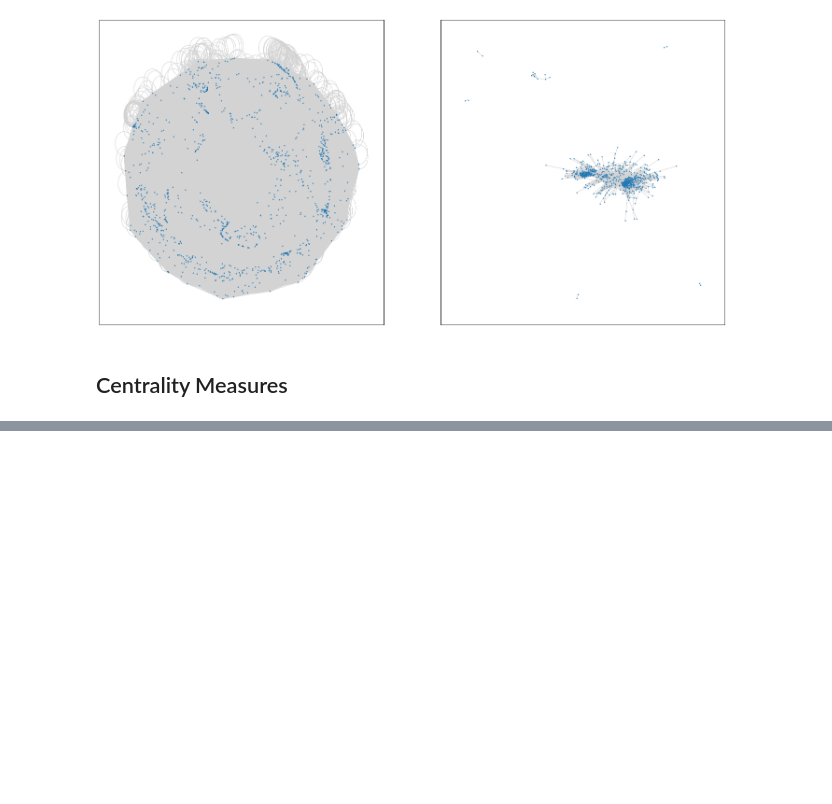
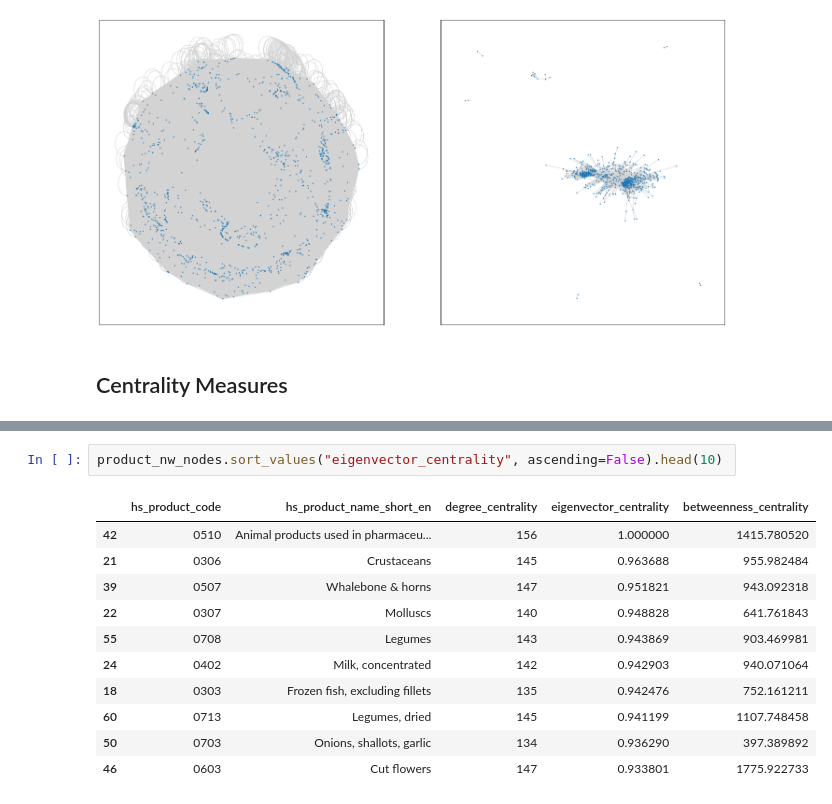
Before and after one commit to shreyasgm/gl_complexity_review, a Jupyter notebook: proj/review_session_networks_part1.ipynb, the cells around one changed output, grey strips where cells are left out. Cells and saved outputs as stored; diff of their text form; blank space fills up the shorter version.

```diff
--- a/proj/review_session_complexity.ipynb
+++ b/proj/review_session_networks_part1.ipynb
@@ -382,0 +421,14 @@ centrality_degree = nx.degree_centrality(product_nw)
+# %%
+product_nw_nodes.sort_values("eigenvector_centrality", ascending=False).head(10)
+# %% [output]
+|  | hs_product_code | hs_product_name_short_en | degree_centrality | eigenvector_centrality | betweenness_centrality |
+| 42 | 0510 | Animal products used in pharmaceu... | 156 | 1.000000 | 1415.780520 |
+| 21 | 0306 | Crustaceans | 145 | 0.963688 | 955.982484 |
+| 39 | 0507 | Whalebone & horns | 147 | 0.951821 | 943.092318 |
+| 22 | 0307 | Molluscs | 140 | 0.948828 | 641.761843 |
+| 55 | 0708 | Legumes | 143 | 0.943869 | 903.469981 |
+| 24 | 0402 | Milk, concentrated | 142 | 0.942903 | 940.071064 |
+| 18 | 0303 | Frozen fish, excluding fillets | 135 | 0.942476 | 752.161211 |
+| 60 | 0713 | Legumes, dried | 145 | 0.941199 | 1107.748458 |
+| 50 | 0703 | Onions, shallots, garlic | 134 | 0.936290 | 397.389892 |
+| 46 | 0603 | Cut flowers | 147 | 0.933801 | 1775.922733 |
```
Also changed, not shown: parts of 9 cells of this notebook, 1 other file.
